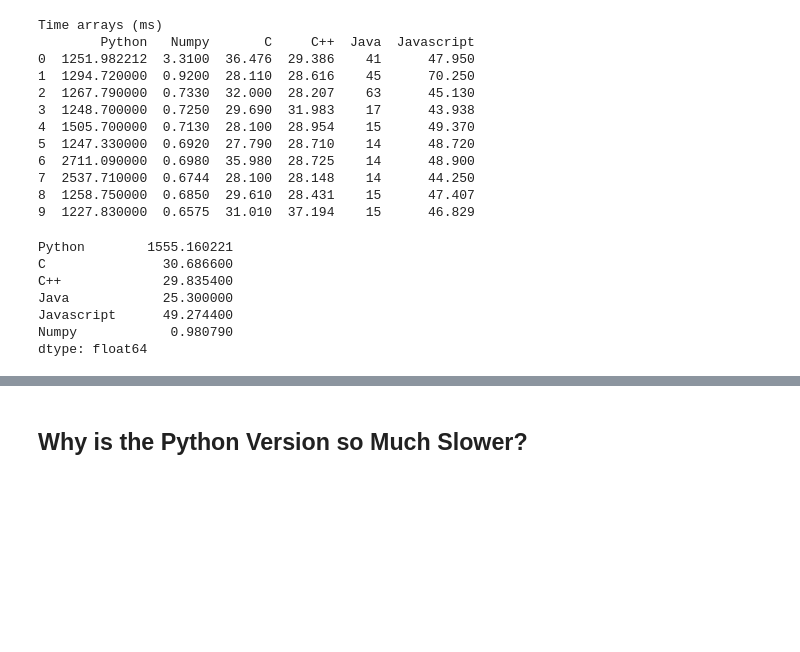
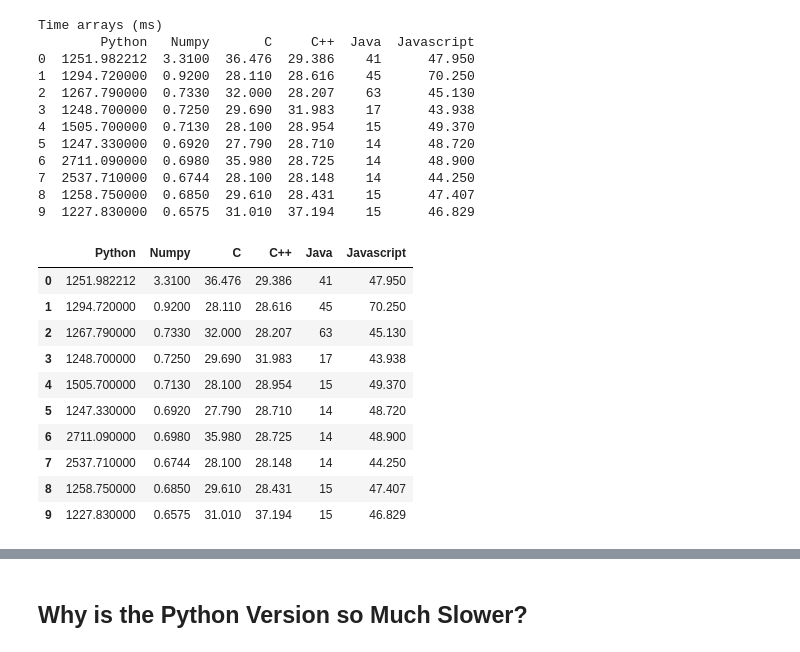
Before and after one commit to AndresBeta123/MetNumUN2022II, a Jupyter notebook: Lab2/abetancurthb_Lab2.ipynb, the cells around one changed output, grey strips where cells are left out. Cells and saved outputs as stored; diff of their text form; code cells hidden in the pictures; blank space fills up the shorter version.

```diff
--- a/Lab2/abetancurthb_Lab2.ipynb
+++ b/Lab2/abetancurthb_Lab2.ipynb
@@ -900,13 +856,18 @@ Time arrays (ms)
 7  2537.710000  0.6744  28.100  28.148    14      44.250
 8  1258.750000  0.6850  29.610  28.431    15      47.407
 9  1227.830000  0.6575  31.010  37.194    15      46.829
-# %%
-t[['Python', 'C', 'C++', 'Java', 'Javascript', 'Numpy']].mean()
-# %% [output]
-Python        1555.160221
-C               30.686600
-C++             29.835400
-Java            25.300000
-Javascript      49.274400
-Numpy            0.980790
-dtype: float64
+# %%
+tiempo = pd.DataFrame(t)
+tiempo
+# %% [output]
+|  | Python | Numpy | C | C++ | Java | Javascript |
+| 0 | 1251.982212 | 3.3100 | 36.476 | 29.386 | 41 | 47.950 |
+| 1 | 1294.720000 | 0.9200 | 28.110 | 28.616 | 45 | 70.250 |
+| 2 | 1267.790000 | 0.7330 | 32.000 | 28.207 | 63 | 45.130 |
+| 3 | 1248.700000 | 0.7250 | 29.690 | 31.983 | 17 | 43.938 |
+| 4 | 1505.700000 | 0.7130 | 28.100 | 28.954 | 15 | 49.370 |
+| 5 | 1247.330000 | 0.6920 | 27.790 | 28.710 | 14 | 48.720 |
+| 6 | 2711.090000 | 0.6980 | 35.980 | 28.725 | 14 | 48.900 |
+| 7 | 2537.710000 | 0.6744 | 28.100 | 28.148 | 14 | 44.250 |
+| 8 | 1258.750000 | 0.6850 | 29.610 | 28.431 | 15 | 47.407 |
+| 9 | 1227.830000 | 0.6575 | 31.010 | 37.194 | 15 | 46.829 |
```
Also changed, not shown: parts of 6 cells of this notebook.
